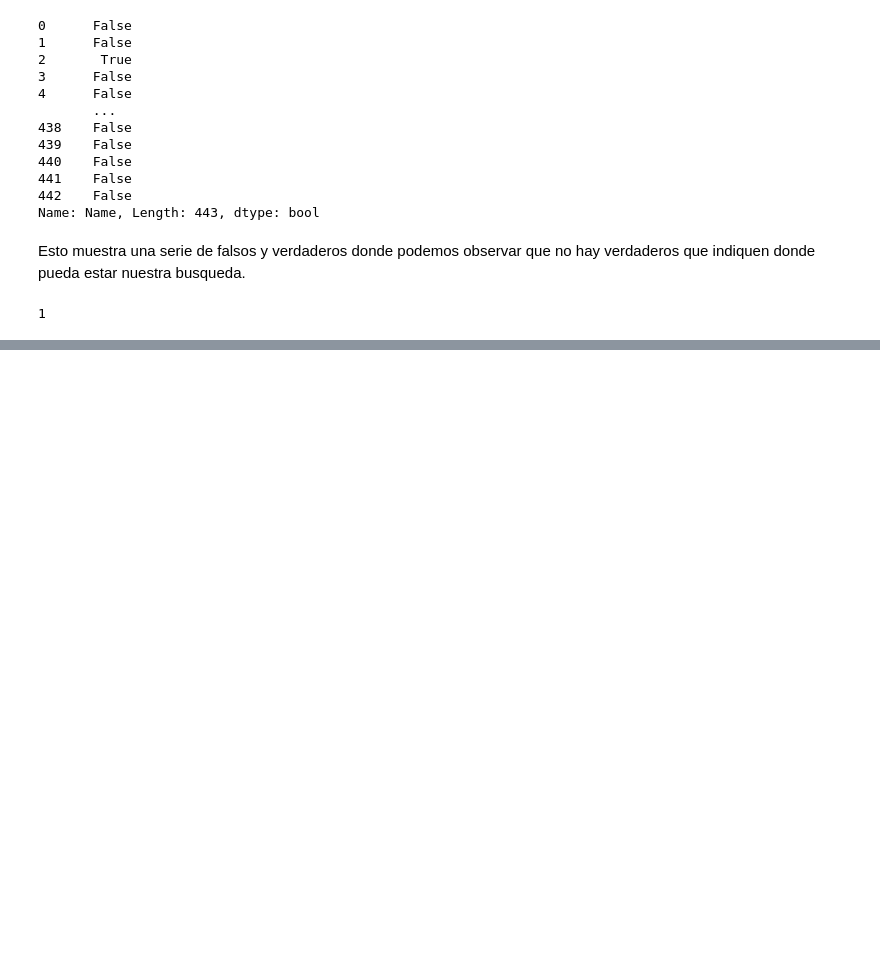
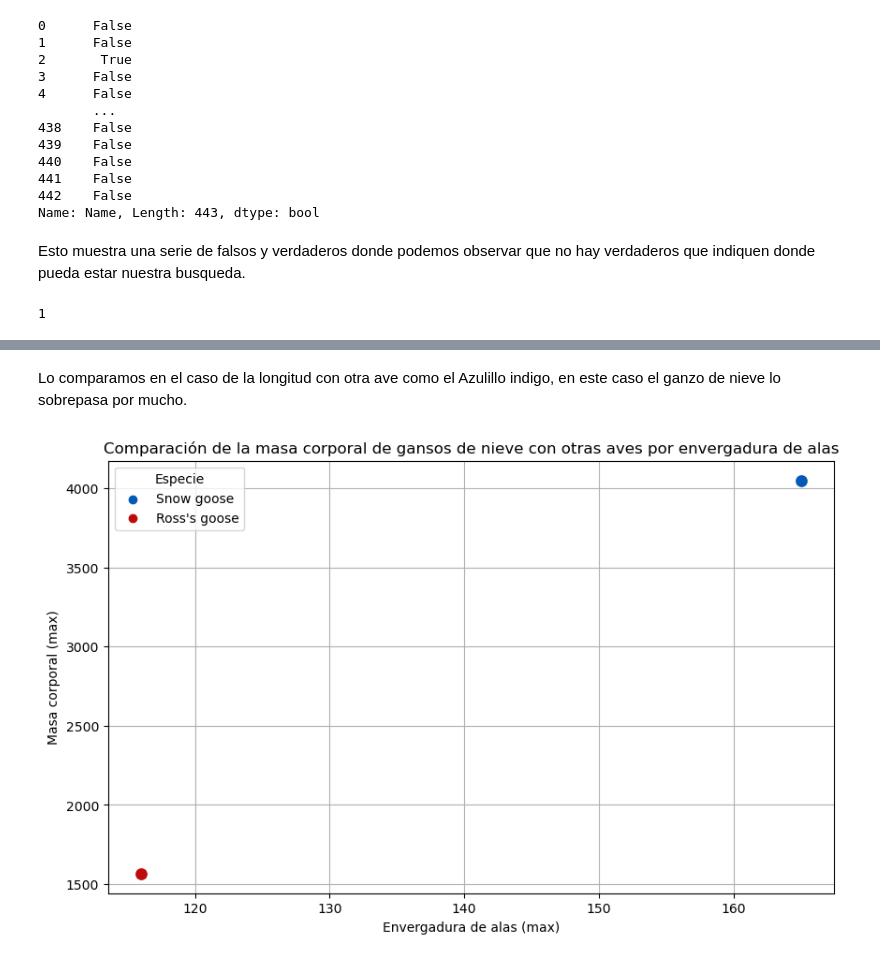
Before and after one commit to Yoel-Gasca/Data-Science-Lessons, a Jupyter notebook: 3-Visualizacion-de-Datos/09-Cantidades/asignament.ipynb, the cells around one changed output, grey strips where cells are left out. Saved outputs shown, nothing was run; the diff lists cells and outputs as text; code cells hidden in the pictures; blank space fills up the shorter version.

```diff
--- a/3-Visualizacion-de-Datos/09-Cantidades/asignament.ipynb
+++ b/3-Visualizacion-de-Datos/09-Cantidades/asignament.ipynb
@@ -48,0 +78,17 @@ sum((birds.Name == 'Snow goose'))
+# %% [markdown]
+Lo comparamos en el caso de la longitud con otra ave como el Azulillo indigo, en este caso el ganzo de nieve lo sobrepasa por mucho.
+# %%
+ross_goose_data = birds[birds['Name'] == "Ross's goose"]
+
+# Gráfico de dispersión: Comparación de la masa corporal de gansos de nieve con otras aves por envergadura de alas
+plt.figure(figsize=(10, 6))
+sns.scatterplot(x='MaxWingspan', y='MaxBodyMass', data=snow_goose_data, hue='Name', palette=["#0359b6"], s=100)
+sns.scatterplot(x='MaxWingspan', y='MaxBodyMass', data=ross_goose_data, hue='Name', palette=["#be0a0a"], s=100)
+plt.title('Comparación de la masa corporal de gansos de nieve con otras aves por envergadura de alas')
+plt.xlabel('Envergadura de alas (max)')
+plt.ylabel('Masa corporal (max)')
+plt.legend(title='Especie')
+plt.grid(True)
+plt.show()
+# %% [output]
+[figure, added]
```
Also changed, not shown: parts of 8 cells of this notebook.
